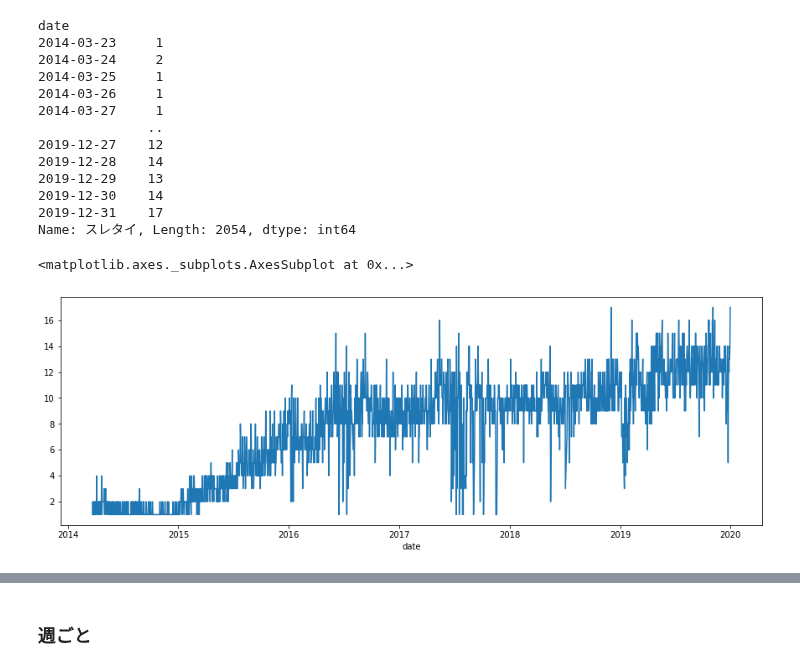
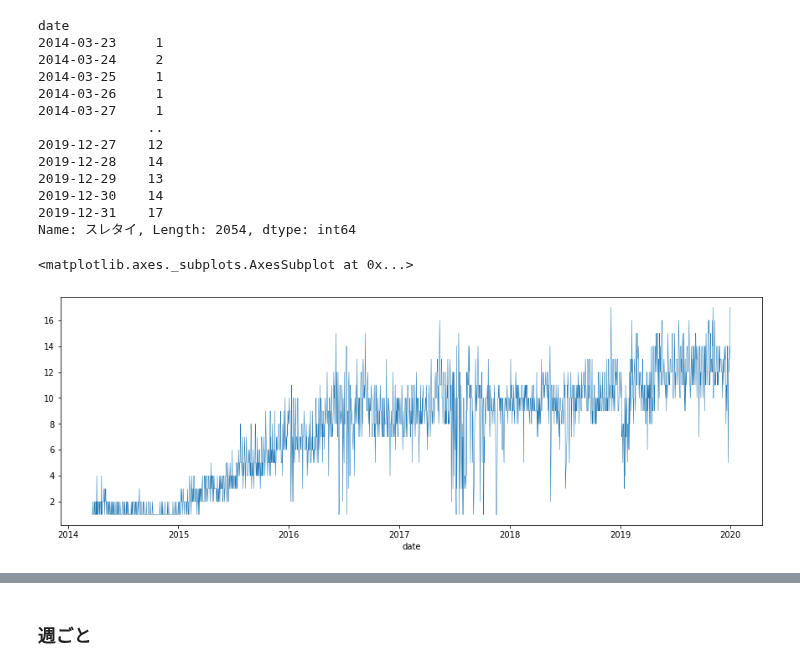
Before and after one commit to Kazuya-Minakuchi/qiita, a Jupyter notebook: dereste_analysis/open2ch/02_check_board_list.ipynb, the cells around one changed output, grey strips where cells are left out. Saved outputs shown, nothing was run; the diff lists cells and outputs as text; code cells hidden in the pictures.

```diff
--- a/dereste_analysis/open2ch/02_check_board_list.ipynb
+++ b/dereste_analysis/open2ch/02_check_board_list.ipynb
@@ -106,7 +106,7 @@ date
 2019-12-31    17
 Name: スレタイ, Length: 2054, dtype: int64
 # %%
-df.groupby('date')['スレタイ'].count().plot(figsize=(15, 5))
+df.groupby('date')['スレタイ'].count().plot(figsize=(15, 5), linewidth = 0.5)
 # %% [output]
 <matplotlib.axes._subplots.AxesSubplot at 0x...>
-[figure, old version]
+[figure, new version]
```
Also changed, not shown: parts of 15 cells of this notebook.
